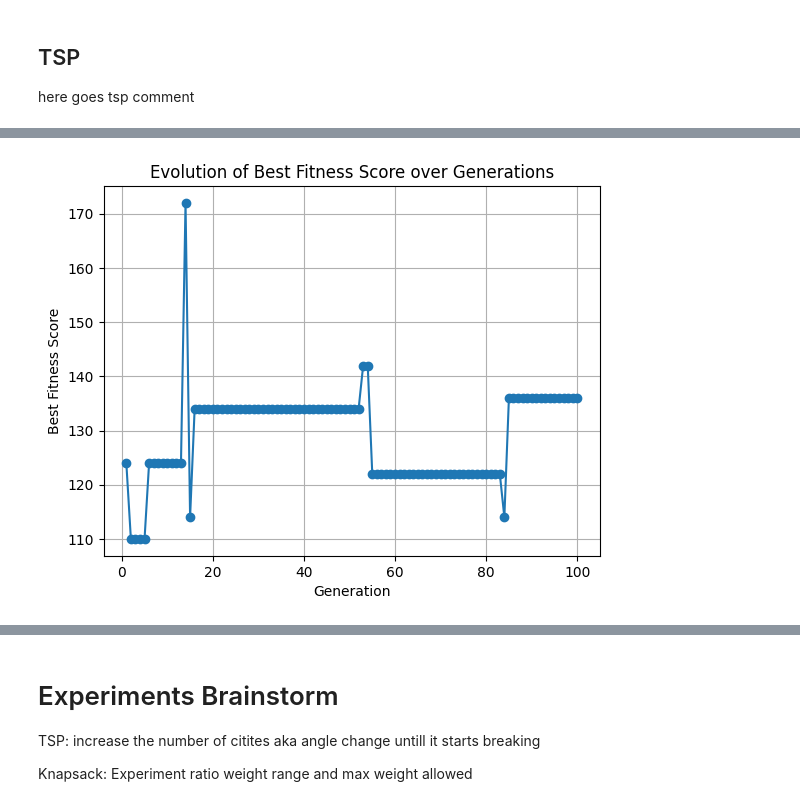
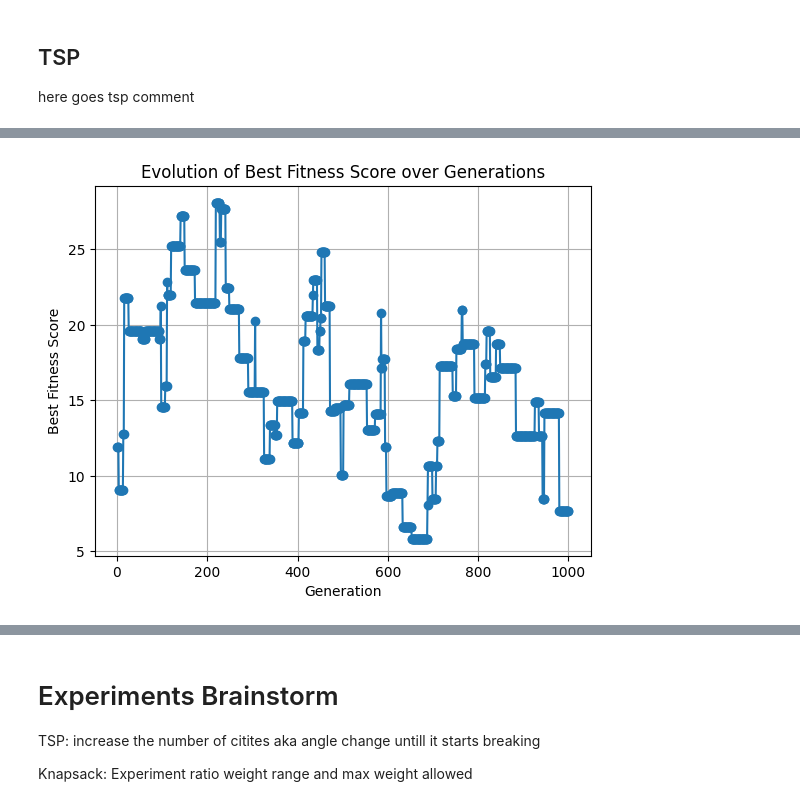
Before and after one commit to AlinaGavrish/Evolutionary-Algorithms-Knapsack-problem-and-TSP, a Jupyter notebook: pretty_start.ipynb, the cells around one changed output, grey strips where cells are left out. Drawn from its saved outputs; the diff is of its cells as text; code cells hidden in the pictures.

```diff
--- a/pretty_start.ipynb
+++ b/pretty_start.ipynb
@@ -104,21 +104,30 @@ def generate_initial_population(n, k):
     print(population)
     return population
 
+
 def generate_distance_matrix(n):
     """
-    Generates a random distance matrix for the TSP.
+    Generates a distance matrix for the TSP where cities lie equidistantly on a unit circle.
 
     Input:
     - n (int): The number of cities.
 
     Output:
-    - dist_matrix (list of lists): A 2D list representing the distance matrix
+    - dist_matrix (list of lists): A 2D list representing the distance matrix.
     """
     dist_matrix = [[0] * n for _ in range(n)]
+    angle_step = 2 * math.pi / n  # Calculate the angular separation between cities
+
     for i in range(n):
         for j in range(i + 1, n):
-            dist_matrix[i][j] = random.randint(1, 100)  # Random integer distance between 1 and 100
-            dist_matrix[j][i] = dist_matrix[i][j]  # Distance is symmetric
+            # Calculate the angular separation between the cities
+            angle = abs(i - j) * angle_step
+            # Calculate the distance using the formula √2 - 2cos(γ)
+            distance = math.sqrt(2) - 2 * math.cos(angle)
+            # Update the distance matrix symmetrically
+            dist_matrix[i][j] = distance
+            dist_matrix[j][i] = distance
+
     return dist_matrix
 # %% [markdown]
 # Step 3. Compute Fitness
@@ -519,9 +528,12 @@ ValueError: '10101' is not in list
 
 here goes tsp comment
 # %%
+import matplotlib.pyplot as plt
+
 def genetic_algorithm(n, k, generations):
     # Generate a random distance matrix
     dist_matrix = generate_distance_matrix(n)
+    print(dist_matrix)
 
     # Generate initial population
     population = generate_initial_population(n, k)
@@ -545,34 +557,39 @@ def genetic_algorithm(n, k, generations):
         # Extract the selected parents
         parent1, parent2 = parents
 
-        offspring = cycle_crossover(parent1, parent2)
-        print("Offspring after crossover:", offspring)
+        mutation_probability = 0.1  # Example mutation probability (10%)
+        offspring_probability = 0.8  # Example offspring probability (80%)
 
-        mutation_probability = 0.1  # Example mutation probability (10%)
+        # Check if crossover should be applied based on offspring probability
+        if random.random() < offspring_probability:
+            offspring = cycle_crossover(parent1, parent2)
+            print("Offspring after crossover:", offspring)
 
-        # After crossover, apply mutation to each offspring with a certain probability
-        for i in range(len(offspring)):
-            print("Before mutation - Offspring", i, ":", offspring[i])
+            # After crossover, apply mutation to each offspring with a certain probability
+            for i in range(len(offspring)):
+                print("Before mutation - Offspring", i, ":", offspring[i])
 
-            # Check if mutation should be applied based on mutation probability
-            if random.random() < mutation_probability:
-                offspring[i] = swap_mutation(offspring[i])
-                print("Mutation applied to Offspring", i)
-            else:
-                print("No mutation applied to Offspring", i)
+                # Check if mutation should be applied based on mutation probability
+                if random.random() < mutation_probability:
+                    offspring[i] = swap_mutation(offspring[i])
+                    print("Mutation applied to Offspring", i)
+                else:
+                    print("No mutation applied to Offspring", i)
 
-            print("After mutation - Offspring", i, ":", offspring[i])
-        # Update the population by removing parents and adding offspring
-        # Update the population by removing parents and adding offspring
-        try:
-            population.remove(parent1)
-        except ValueError:
-            pass  # parent1 not found in population
-        try:
-            population.remove(parent2)
-        except ValueError:
-            pass  # parent2 not found in population
-        population.extend(offspring)
+                print("After mutation - Offspring", i, ":", offspring[i])
+
+            # Update the population by removing parents and adding offspring
+            try:
+                population.remove(parent1)
+            except ValueError:
+                pass  # parent1 not found in population
+            try:
+                population.remove(parent2)
+            except ValueError:
+                pass  # parent2 not found in population
+            population.extend(offspring)
+        else:
+            print("Offspring not created due to offspring probability")
 
         # Print line of dashes to differentiate between iterations
         print("-----------------------------")
@@ -590,5 +607,5 @@ def run_genetic_algorithm(n, k, generations):
     genetic_algorithm(n, k, generations)
 
 # Example usage:
-run_genetic_algorithm(4, 10, 100)  # n=4 cities, population size=10, number of generations=100
+run_genetic_algorithm(10, 10, 1000)  # n=4 cities, population size=10, number of generations=100
 # %% [output]
@@ -612 +629 @@ After mutation - Offspring 0 : [0, 0, 3, 1, 2]
-[figure, old version]
+[figure, new version]
```
Also changed, not shown: parts of 3 cells of this notebook.
